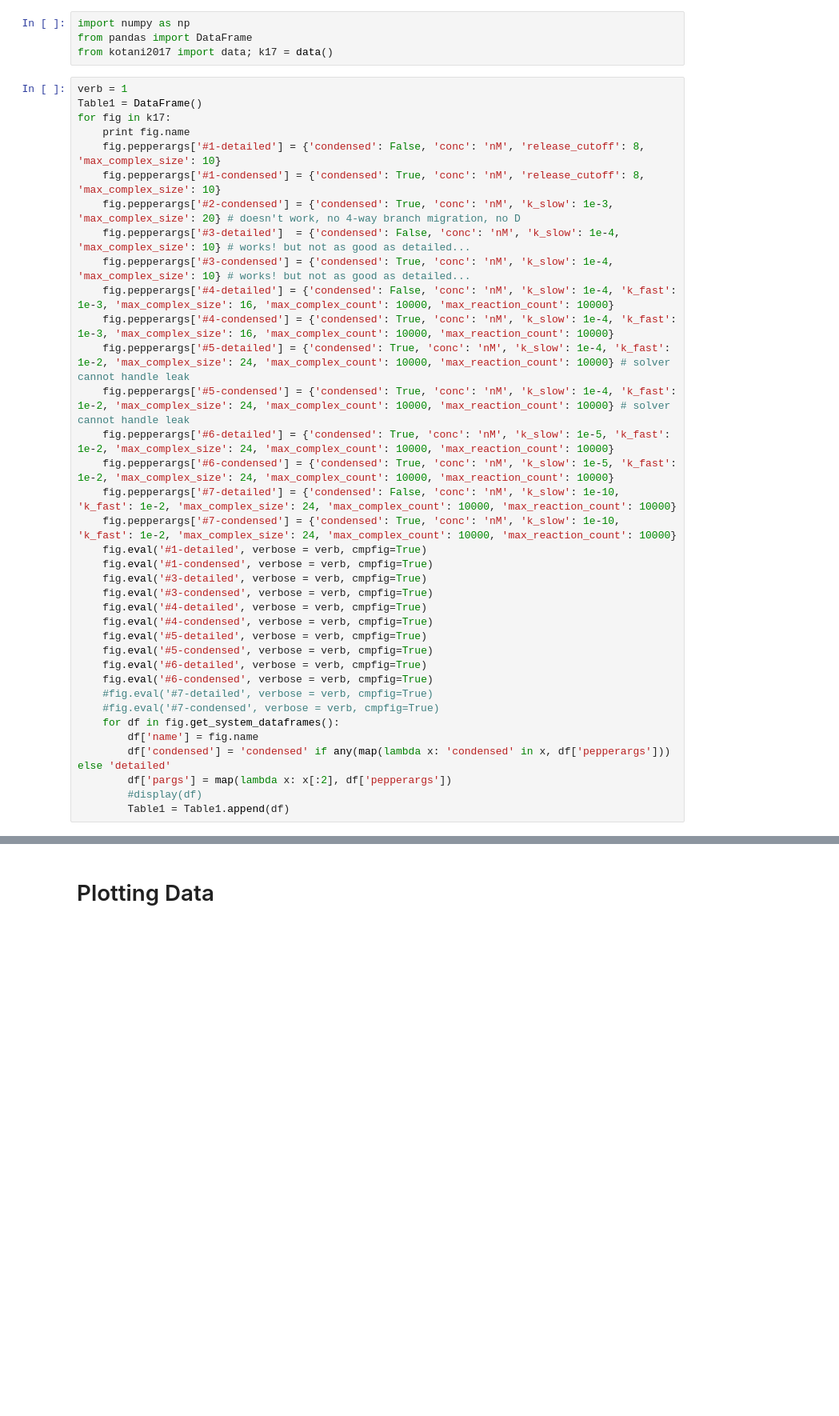
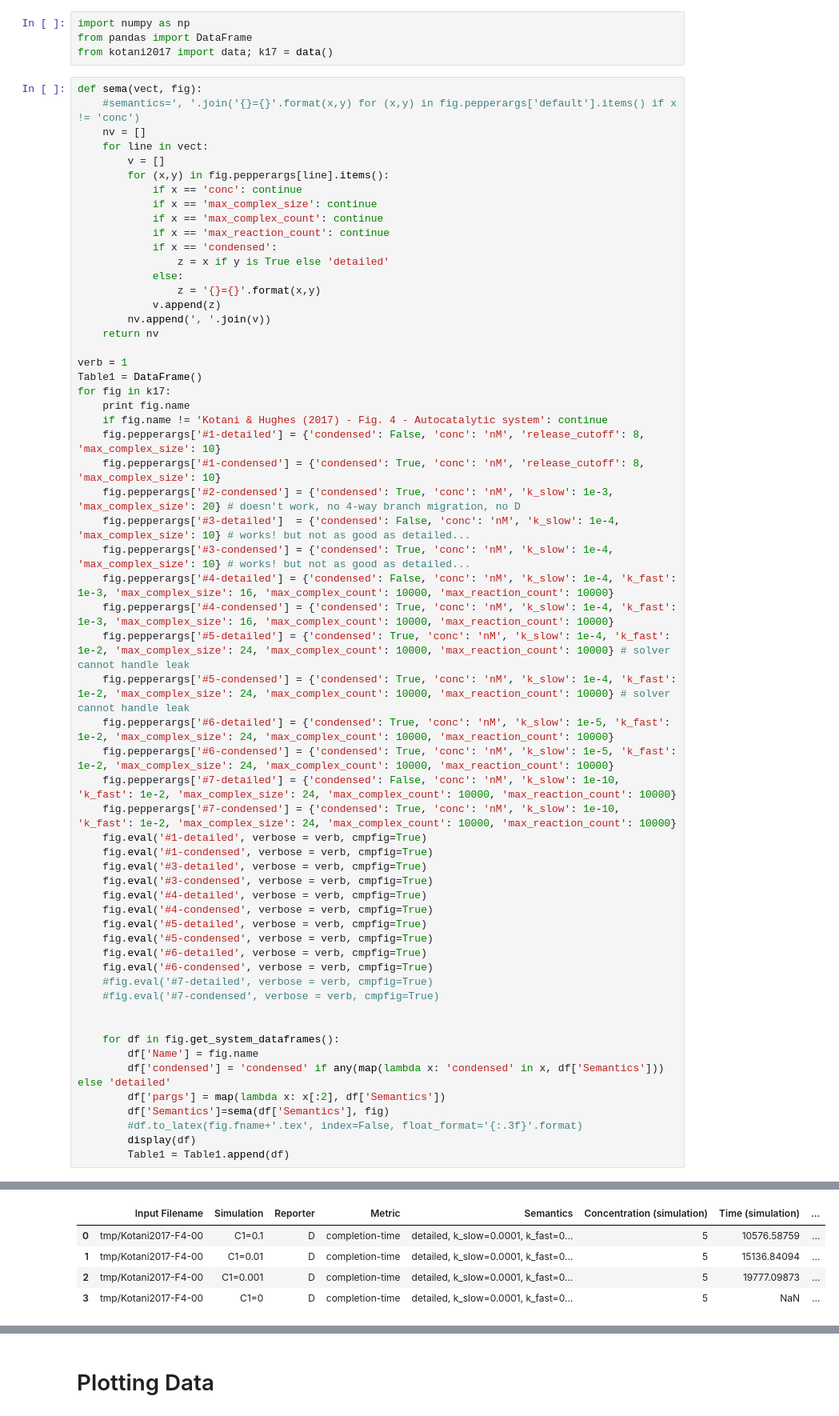
Before and after one commit to DNA-and-Natural-Algorithms-Group/peppercornenumerator, a Jupyter notebook: examples/benchmark/Kotani2017.ipynb, the cells around one changed output, grey strips where cells are left out. Shown at 80% size. Cells and saved outputs as stored; diff of their text form; blank space fills up the shorter version.

```diff
--- a/examples/benchmark/Kotani2017.ipynb
+++ b/examples/benchmark/Kotani2017.ipynb
@@ -5,10 +5,29 @@ import numpy as np
 from pandas import DataFrame
 from kotani2017 import data; k17 = data()
 # %%
+def sema(vect, fig):
+    #semantics=', '.join('{}={}'.format(x,y) for (x,y) in fig.pepperargs['default'].items() if x != 'conc')
+    nv = []
+    for line in vect:
+        v = []
+        for (x,y) in fig.pepperargs[line].items():
+            if x == 'conc': continue
+            if x == 'max_complex_size': continue
+            if x == 'max_complex_count': continue
+            if x == 'max_reaction_count': continue
+            if x == 'condensed':
+                z = x if y is True else 'detailed'
+            else:
+                z = '{}={}'.format(x,y)
+            v.append(z)
+        nv.append(', '.join(v))
+    return nv
+
 verb = 1
 Table1 = DataFrame()
 for fig in k17:
     print fig.name
+    if fig.name != 'Kotani & Hughes (2017) - Fig. 4 - Autocatalytic system': continue
     fig.pepperargs['#1-detailed'] = {'condensed': False, 'conc': 'nM', 'release_cutoff': 8, 'max_complex_size': 10}
     fig.pepperargs['#1-condensed'] = {'condensed': True, 'conc': 'nM', 'release_cutoff': 8, 'max_complex_size': 10}
     fig.pepperargs['#2-condensed'] = {'condensed': True, 'conc': 'nM', 'k_slow': 1e-3, 'max_complex_size': 20} # doesn't work, no 4-way branch migration, no D
@@ -34,10 +53,14 @@ for fig in k17:
     fig.eval('#6-condensed', verbose = verb, cmpfig=True)
     #fig.eval('#7-detailed', verbose = verb, cmpfig=True)
     #fig.eval('#7-condensed', verbose = verb, cmpfig=True)
+
+
     for df in fig.get_system_dataframes():
-        df['name'] = fig.name
-        df['condensed'] = 'condensed' if any(map(lambda x: 'condensed' in x, df['pepperargs'])) else 'detailed'
-        df['pargs'] = map(lambda x: x[:2], df['pepperargs'])
-        #display(df)
+        df['Name'] = fig.name
+        df['condensed'] = 'condensed' if any(map(lambda x: 'condensed' in x, df['Semantics'])) else 'detailed'
+        df['pargs'] = map(lambda x: x[:2], df['Semantics'])
+        df['Semantics']=sema(df['Semantics'], fig)
+        #df.to_latex(fig.fname+'.tex', index=False, float_format='{:.3f}'.format)
+        display(df)
         Table1 = Table1.append(df)
 # %% [output]
@@ -57,4 +80,9 @@ tmp/Kotani2017-F2-00: #3-condensed
 tmp/Kotani2017-F4-00: #6-condensed
 tmp/Kotani2017-F4-00: #6-condensed
 tmp/Kotani2017-F4-00: #6-condensed
 tmp/Kotani2017-F4-00: #6-condensed
+|  | Input Filename | Simulation | Reporter | Metric | Semantics | Concentration (simulation) | Time (simulation) | ... |
+| 0 | tmp/Kotani2017-F4-00 | C1=0.1 | D | completion-time | detailed, k_slow=0.0001, k_fast=0... | 5 | 10576.58759 | ... |
+| 1 | tmp/Kotani2017-F4-00 | C1=0.01 | D | completion-time | detailed, k_slow=0.0001, k_fast=0... | 5 | 15136.84094 | ... |
+| 2 | tmp/Kotani2017-F4-00 | C1=0.001 | D | completion-time | detailed, k_slow=0.0001, k_fast=0... | 5 | 19777.09873 | ... |
+| 3 | tmp/Kotani2017-F4-00 | C1=0 | D | completion-time | detailed, k_slow=0.0001, k_fast=0... | 5 | NaN | ... |
```
Also changed, not shown: parts of 4 cells of this notebook, 15 other files.
